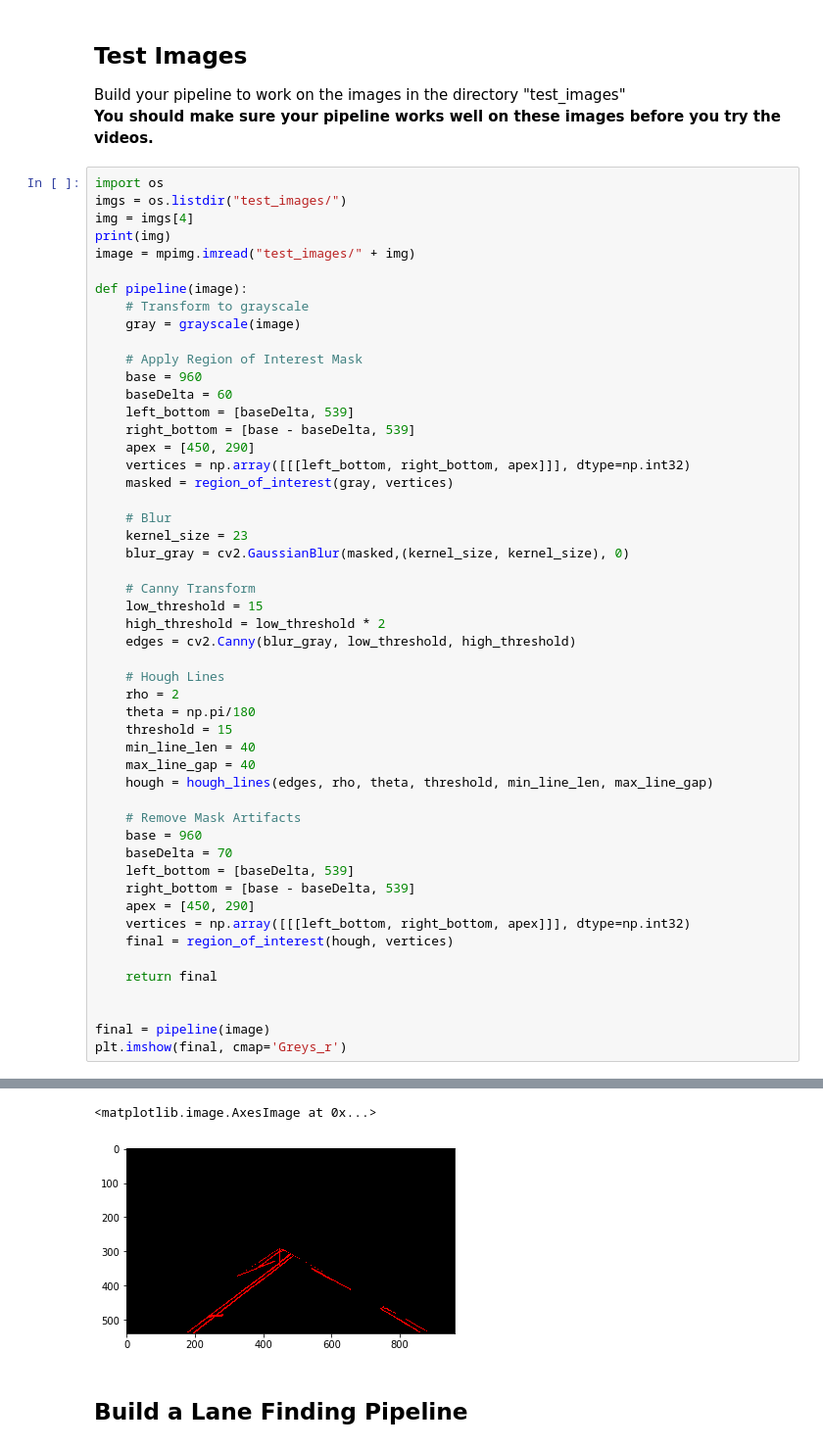
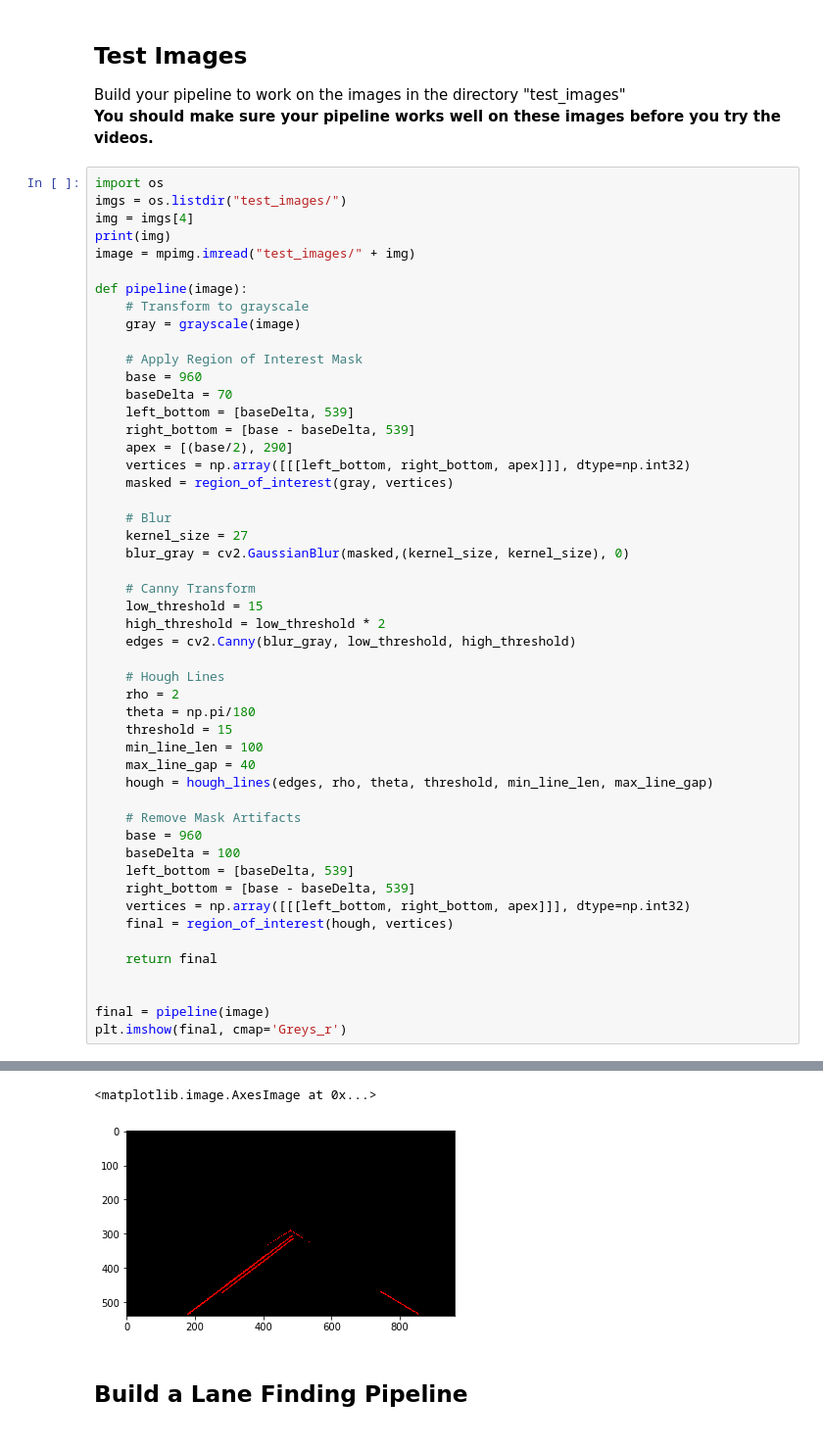
Before and after one commit to udacity/CarND-LaneLines-P1, a Jupyter notebook: P1.ipynb, the cells around one changed output, grey strips where cells are left out. Shown: that part at 98% size. Saved outputs shown, nothing was run; the diff lists cells and outputs as text.

Commit message:
only a little noise left at the apex

```diff
--- a/P1.ipynb
+++ b/P1.ipynb
@@ -192,48 +192,47 @@ def pipeline(image):
 
     # Apply Region of Interest Mask
     base = 960
-    baseDelta = 60
+    baseDelta = 70
     left_bottom = [baseDelta, 539]
     right_bottom = [base - baseDelta, 539]
-    apex = [450, 290]
+    apex = [(base/2), 290]
     vertices = np.array([[[left_bottom, right_bottom, apex]]], dtype=np.int32)
     masked = region_of_interest(gray, vertices)
 
     # Blur
-    kernel_size = 23
+    kernel_size = 27
     blur_gray = cv2.GaussianBlur(masked,(kernel_size, kernel_size), 0)
 
     # Canny Transform
     low_threshold = 15
     high_threshold = low_threshold * 2
     edges = cv2.Canny(blur_gray, low_threshold, high_threshold)
 
     # Hough Lines
     rho = 2
     theta = np.pi/180
     threshold = 15
-    min_line_len = 40
+    min_line_len = 100
     max_line_gap = 40
     hough = hough_lines(edges, rho, theta, threshold, min_line_len, max_line_gap)
 
     # Remove Mask Artifacts
     base = 960
-    baseDelta = 70
+    baseDelta = 100
     left_bottom = [baseDelta, 539]
     right_bottom = [base - baseDelta, 539]
-    apex = [450, 290]
     vertices = np.array([[[left_bottom, right_bottom, apex]]], dtype=np.int32)
     final = region_of_interest(hough, vertices)
 
     return final
 
 
 final = pipeline(image)
 plt.imshow(final, cmap='Greys_r')
 # %% [output]
 whiteCarLaneSwitch.jpg
 <matplotlib.image.AxesImage at 0x...>
-[figure, old version]
+[figure, new version]
 # %% [markdown]
 ## Build a Lane Finding Pipeline
 # %% [markdown]
```
Also changed, not shown: parts of 3 cells of this notebook, 7 other files.
